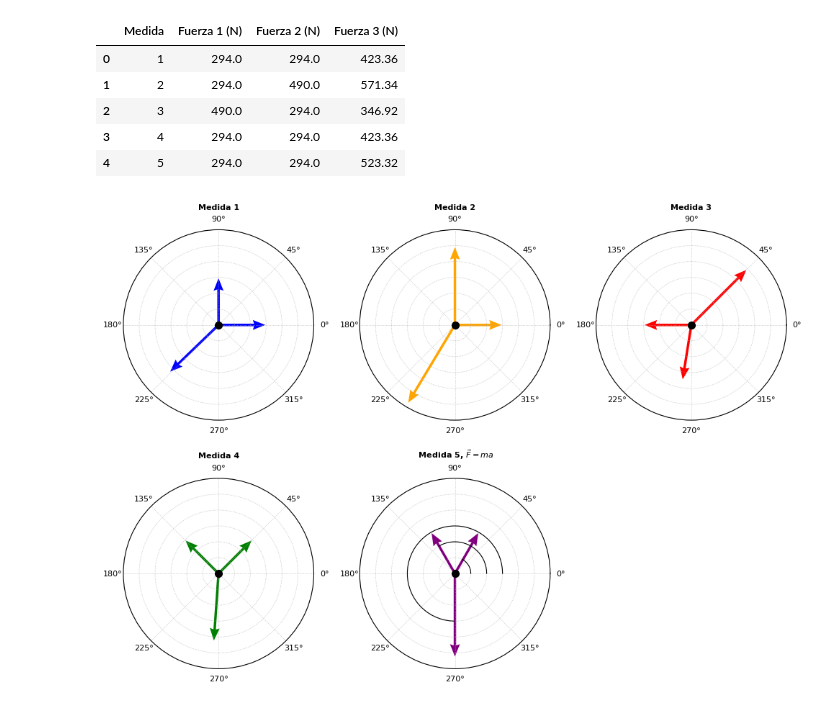
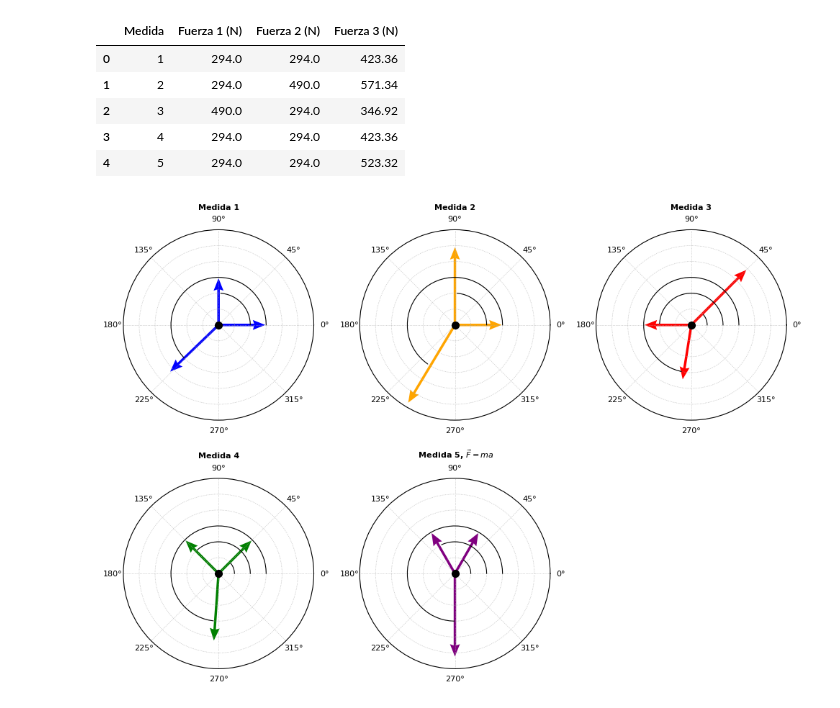
Before and after one commit to Juaan00/Laboratorios_mecanica_FEM, a Jupyter notebook: masas/masas_primera_ley.ipynb, the cells around one changed output. Drawn from its saved outputs; the diff is of its cells as text; code cells hidden in the pictures.

```diff
--- a/masas/masas_primera_ley.ipynb
+++ b/masas/masas_primera_ley.ipynb
@@ -54,6 +54,15 @@ ax1.set_yticklabels([])
 ax1.tick_params(axis='x',labelsize=8, length=0)
 ax1.plot(0, 1, color='black', marker='o', markersize=7)
 ax1.grid(True, linestyle=':', linewidth=0.5)
+a = np.arange(0, np.radians(angulo_1[0]), 0.1)
+b = np.repeat(100, np.size(a))
+a_1 = np.arange(0, np.radians(angulo_2[0]), 0.1)
+b_1 = np.repeat(200, np.size(a_1))
+a_2 = np.arange(0, np.radians(angulo_3[0]), 0.1)
+b_2 = np.repeat(300, np.size(a_2))
+ax1.plot(a , b, color='black', linestyle='-', label='Fuerza 1', linewidth=0.8)
+ax1.plot(a_1, b_1, color='black', linestyle='-', label='Fuerza 2',linewidth=0.8)
+ax1.plot(a_2, b_2, color='black', linestyle='-', label='Fuerza 3',linewidth=0.8)
 ax1.quiver(0, 0, np.radians(angulo_1[0]), f_1[0], color='blue', scale=1, scale_units='xy', angles='xy',width=0.013, headwidth=4)
 ax1.quiver(0, 0, np.radians(angulo_2[0]), f_1[1], color='blue', scale=1, scale_units='xy', angles='xy',width=0.013, headwidth=4)
 ax1.quiver(0, 0, np.radians(angulo_3[0]), f_1[2], color='blue', scale=1, scale_units='xy', angles='xy',width=0.013, headwidth=4)
@@ -66,6 +75,15 @@ ax2.set_yticklabels([])
 ax2.tick_params(axis='x',labelsize=8, length=0)
 ax2.plot(0, 1, color='black', marker='o', markersize=7)
 ax2.grid(True, linestyle=':', linewidth=0.5)
+a = np.arange(0, np.radians(angulo_1[1]), 0.1)
+b = np.repeat(100, np.size(a))
+a_1 = np.arange(0, np.radians(angulo_2[1]), 0.1)
+b_1 = np.repeat(200, np.size(a_1))
+a_2 = np.arange(0, np.radians(angulo_3[1]), 0.1)
+b_2 = np.repeat(300, np.size(a_2))
+ax2.plot(a , b, color='black', linestyle='-', label='Fuerza 1', linewidth=0.8)
+ax2.plot(a_1, b_1, color='black', linestyle='-', label='Fuerza 2',linewidth=0.8)
+ax2.plot(a_2, b_2, color='black', linestyle='-', label='Fuerza 3',linewidth=0.8)
 ax2.quiver(0, 0, np.radians(angulo_1[1]), f_2[0], color='orange', scale=1, scale_units='xy', angles='xy',width=0.013, headwidth=4)
 ax2.quiver(0, 0, np.radians(angulo_2[1]), f_2[1], color='orange', scale=1, scale_units='xy', angles='xy',width=0.013, headwidth=4)
 ax2.quiver(0, 0, np.radians(angulo_3[1]), f_2[2], color='orange', scale=1, scale_units='xy', angles='xy',width=0.013, headwidth=4)
@@ -78,6 +96,15 @@ ax3.set_yticklabels([])
 ax3.tick_params(axis='x',labelsize=8, length=0)
 ax3.plot(0, 1, color='black', marker='o', markersize=7)
 ax3.grid(True, linestyle=':', linewidth=0.5)
+a = np.arange(0, np.radians(angulo_1[2]), 0.1)
+b = np.repeat(100, np.size(a))
+a_1 = np.arange(0, np.radians(angulo_2[2]), 0.1)
+b_1 = np.repeat(200, np.size(a_1))
+a_2 = np.arange(0, np.radians(angulo_3[2]), 0.1)
+b_2 = np.repeat(300, np.size(a_2))
+ax3.plot(a , b, color='black', linestyle='-', label='Fuerza 1', linewidth=0.8)
+ax3.plot(a_1, b_1, color='black', linestyle='-', label='Fuerza 2',linewidth=0.8)
+ax3.plot(a_2, b_2, color='black', linestyle='-', label='Fuerza 3',linewidth=0.8)
 ax3.quiver(0, 0, np.radians(angulo_1[2]), f_3[0], color='red', scale=1, scale_units='xy', angles='xy',width=0.013, headwidth=4)
 ax3.quiver(0, 0, np.radians(angulo_2[2]), f_3[1], color='red', scale=1, scale_units='xy', angles='xy',width=0.013, headwidth=4)
 ax3.quiver(0, 0, np.radians(angulo_3[2]), f_3[2], color='red', scale=1, scale_units='xy', angles='xy',width=0.013, headwidth=4)
@@ -85,36 +112,45 @@ ax4 = fig.add_subplot(spec[1,0], projection='polar')
 ax4.set_title(r'''Medida 4''',size = 8, weight = 'bold')
 ax4.set_theta_direction(1)
 ax4.set_theta_zero_location('E')
 ax4.set_ylim(0, 600)
 ax4.set_yticklabels([])
 ax4.tick_params(axis='x',labelsize=8, length=0)
 ax4.plot(0, 1, color='black', marker='o', markersize=7)
 ax4.grid(True, linestyle=':', linewidth=0.5)
+a = np.arange(0, np.radians(angulo_1[3]), 0.1)
+b = np.repeat(100, np.size(a))
+a_1 = np.arange(0, np.radians(angulo_2[3]), 0.1)
+b_1 = np.repeat(200, np.size(a_1))
+a_2 = np.arange(0, np.radians(angulo_3[3]), 0.1)
+b_2 = np.repeat(300, np.size(a_2))
+ax4.plot(a , b, color='black', linestyle='-', label='Fuerza 1', linewidth=0.8)
+ax4.plot(a_1, b_1, color='black', linestyle='-', label='Fuerza 2',linewidth=0.8)
+ax4.plot(a_2, b_2, color='black', linestyle='-', label='Fuerza 3',linewidth=0.8)
 ax4.quiver(0, 0, np.radians(angulo_1[3]), f_4[0], color='green', scale=1, scale_units='xy', angles='xy',width=0.013, headwidth=4)
 ax4.quiver(0, 0, np.radians(angulo_2[3]), f_4[1], color='green', scale=1, scale_units='xy', angles='xy',width=0.013, headwidth=4)
 ax4.quiver(0, 0, np.radians(angulo_3[3]), f_4[2], color='green', scale=1, scale_units='xy', angles='xy',width=0.013, headwidth=4)
 ax5 = fig.add_subplot(spec[1,1], projection='polar')
 ax5.set_title(r''' Medida 5, $\vec{F}=ma$ ''',size = 8, weight = 'bold')
 ax5.set_theta_direction(1)
 ax5.set_theta_zero_location('E')
 ax5.set_ylim(0, 600)
 ax5.set_yticklabels([])
 ax5.tick_params(axis='x',labelsize=8, length=0)
 ax5.plot(0, 1, color='black', marker='o', markersize=7)
 ax5.grid(True, linestyle=':', linewidth=0.5)
-a = np.arange(0, 1.2, 0.1)
-b = np.repeat(100, 12)
-a_1 = np.arange(0, 2.2, 0.1)
-b_1 = np.repeat(200, 22)
+a = np.arange(0, np.radians(angulo_1[4]), 0.1)
+b = np.repeat(100, np.size(a))
+a_1 = np.arange(0, np.radians(angulo_2[4]), 0.1)
+b_1 = np.repeat(200, np.size(a_1))
 a_2 = np.arange(0, 4.8, 0.1)
 b_2 = np.repeat(300, 48)
-ax5.plot(a, b, color='black', linestyle='-', label='Fuerza 2', linewidth=0.8)
+ax5.plot(a , b, color='black', linestyle='-', label='Fuerza 2', linewidth=0.8)
 ax5.plot(a_1, b_1, color='black', linestyle='-', label='Fuerza 2',linewidth=0.8)
 ax5.plot(a_2, b_2, color='black', linestyle='-', label='Fuerza 2',linewidth=0.8)
 ax5.quiver(0, 0, np.radians(angulo_1[4]), f_5[0], color='purple', scale=1, scale_units='xy', angles='xy', label='Fuerza 1', width=0.013, headwidth=4)
 ax5.quiver(0, 0, np.radians(angulo_2[4]), f_5[1], color='purple', scale=1, scale_units='xy', angles='xy', label='Fuerza 2', width=0.013, headwidth=4)
 ax5.quiver(0, 0, np.radians(angulo_3[4]), f_5[2], color='purple', scale=1, scale_units='xy', angles='xy', label='Fuerza 3', width=0.013, headwidth=4)
 
 plt.show()
 # %% [output]
-[figure, old version]
+[figure, new version]
```
